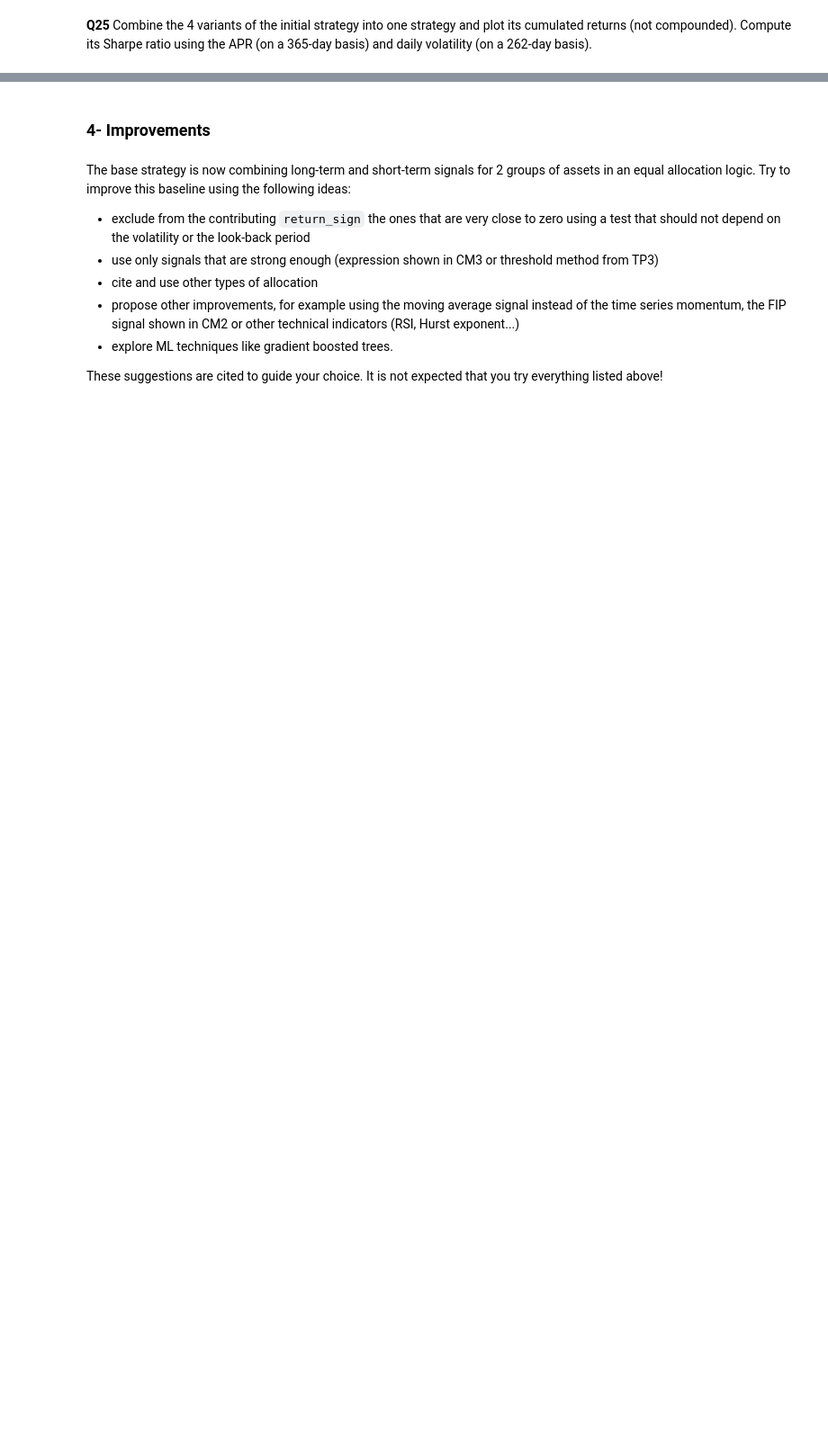
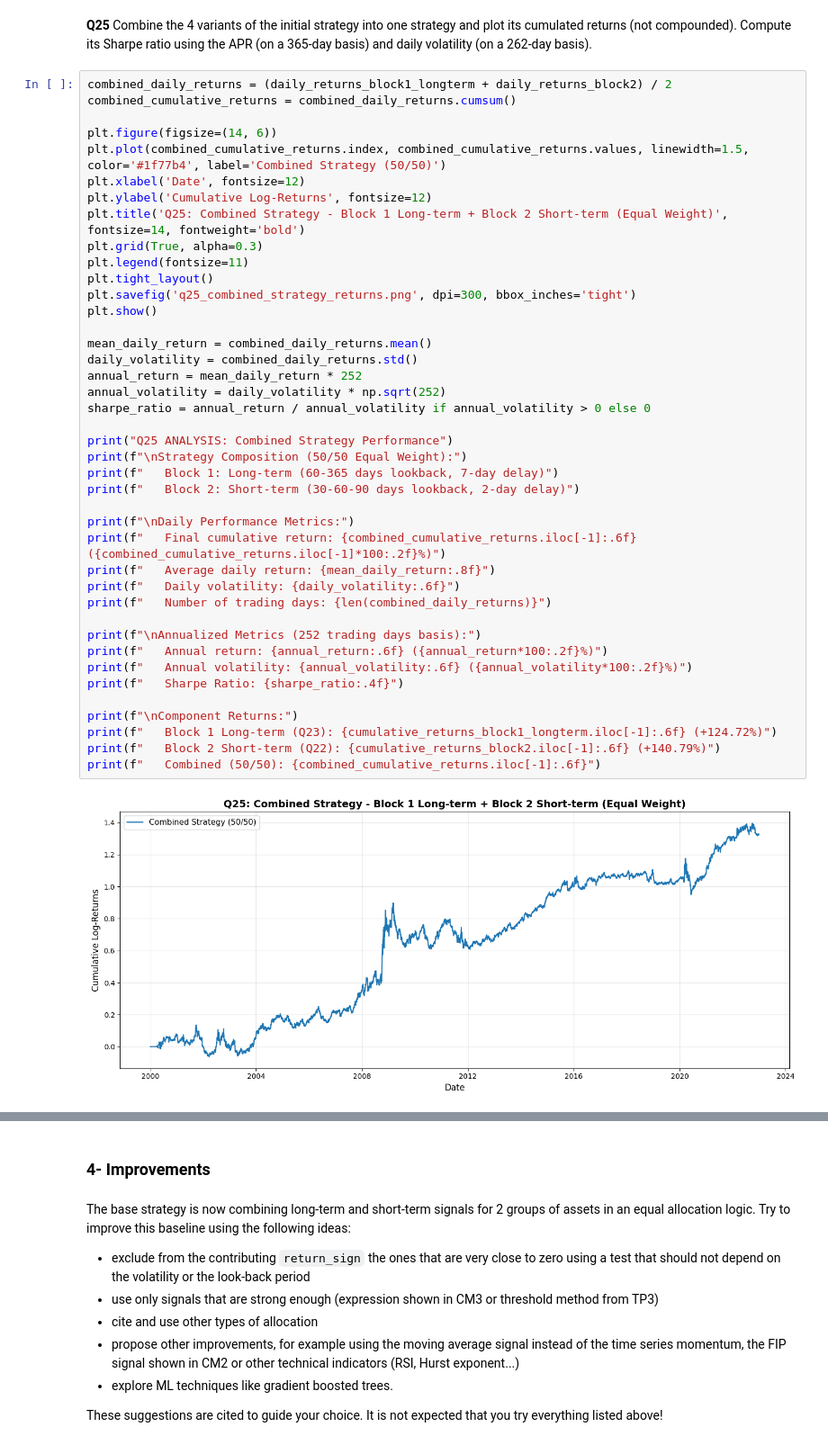
Before and after one commit to IrishRugbyman/algo-trading-project, a Jupyter notebook: capstone 2026.ipynb, the cells around one changed output, grey strips where cells are left out. Shown at 90% size. Saved outputs shown, nothing was run; the diff lists cells and outputs as text; blank space fills up the shorter version.

```diff
--- a/capstone 2026.ipynb
+++ b/capstone 2026.ipynb
@@ -544,2 +768,45 @@ You have now 2 long-term trend following strategies with a lookback adapted to 2
 # %% [markdown]
 **Q25** Combine the 4 variants of the initial strategy into one strategy and plot its cumulated returns (not compounded). Compute its Sharpe ratio using the APR (on a 365-day basis) and daily volatility (on a 262-day basis).
+# %%
+combined_daily_returns = (daily_returns_block1_longterm + daily_returns_block2) / 2
+combined_cumulative_returns = combined_daily_returns.cumsum()
+
+plt.figure(figsize=(14, 6))
+plt.plot(combined_cumulative_returns.index, combined_cumulative_returns.values, linewidth=1.5, color='#1f77b4', label='Combined Strategy (50/50)')
+plt.xlabel('Date', fontsize=12)
+plt.ylabel('Cumulative Log-Returns', fontsize=12)
+plt.title('Q25: Combined Strategy - Block 1 Long-term + Block 2 Short-term (Equal Weight)', fontsize=14, fontweight='bold')
+plt.grid(True, alpha=0.3)
+plt.legend(fontsize=11)
+plt.tight_layout()
+plt.savefig('q25_combined_strategy_returns.png', dpi=300, bbox_inches='tight')
+plt.show()
+
+mean_daily_return = combined_daily_returns.mean()
+daily_volatility = combined_daily_returns.std()
+annual_return = mean_daily_return * 252
+annual_volatility = daily_volatility * np.sqrt(252)
+sharpe_ratio = annual_return / annual_volatility if annual_volatility > 0 else 0
+
+print("Q25 ANALYSIS: Combined Strategy Performance")
+print(f"\nStrategy Composition (50/50 Equal Weight):")
+print(f"   Block 1: Long-term (60-365 days lookback, 7-day delay)")
+print(f"   Block 2: Short-term (30-60-90 days lookback, 2-day delay)")
+
+print(f"\nDaily Performance Metrics:")
+print(f"   Final cumulative return: {combined_cumulative_returns.iloc[-1]:.6f} ({combined_cumulative_returns.iloc[-1]*100:.2f}%)")
+print(f"   Average daily return: {mean_daily_return:.8f}")
+print(f"   Daily volatility: {daily_volatility:.6f}")
+print(f"   Number of trading days: {len(combined_daily_returns)}")
+
+print(f"\nAnnualized Metrics (252 trading days basis):")
+print(f"   Annual return: {annual_return:.6f} ({annual_return*100:.2f}%)")
+print(f"   Annual volatility: {annual_volatility:.6f} ({annual_volatility*100:.2f}%)")
+print(f"   Sharpe Ratio: {sharpe_ratio:.4f}")
+
+print(f"\nComponent Returns:")
+print(f"   Block 1 Long-term (Q23): {cumulative_returns_block1_longterm.iloc[-1]:.6f} (+124.72%)")
+print(f"   Block 2 Short-term (Q22): {cumulative_returns_block2.iloc[-1]:.6f} (+140.79%)")
+print(f"   Combined (50/50): {combined_cumulative_returns.iloc[-1]:.6f}")
+# %% [output]
+[figure, added]
```
Also changed, not shown: parts of 8 cells of this notebook, 7 other files.
